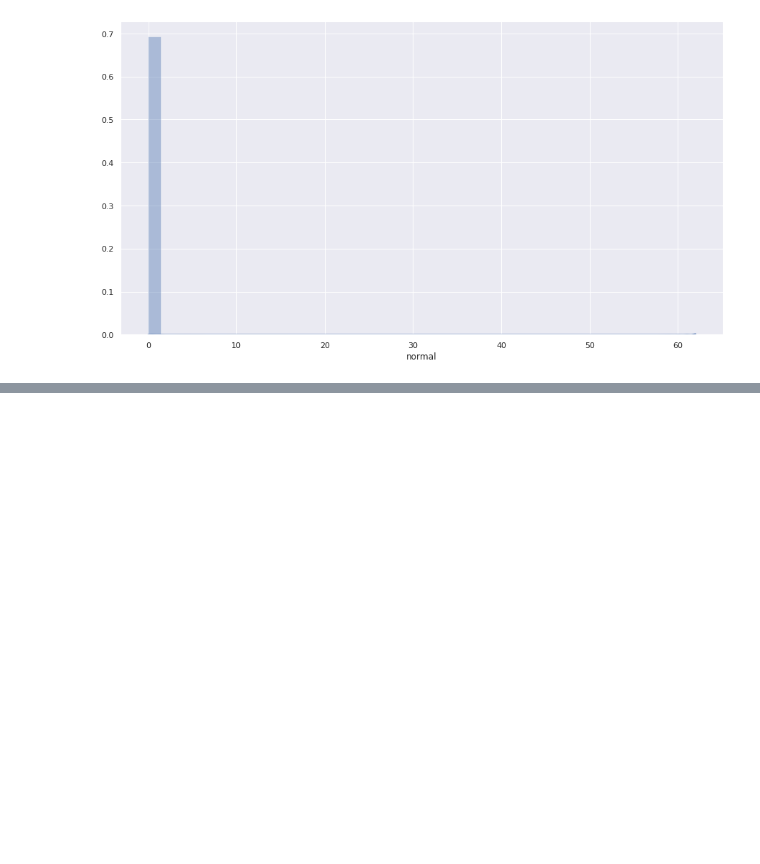
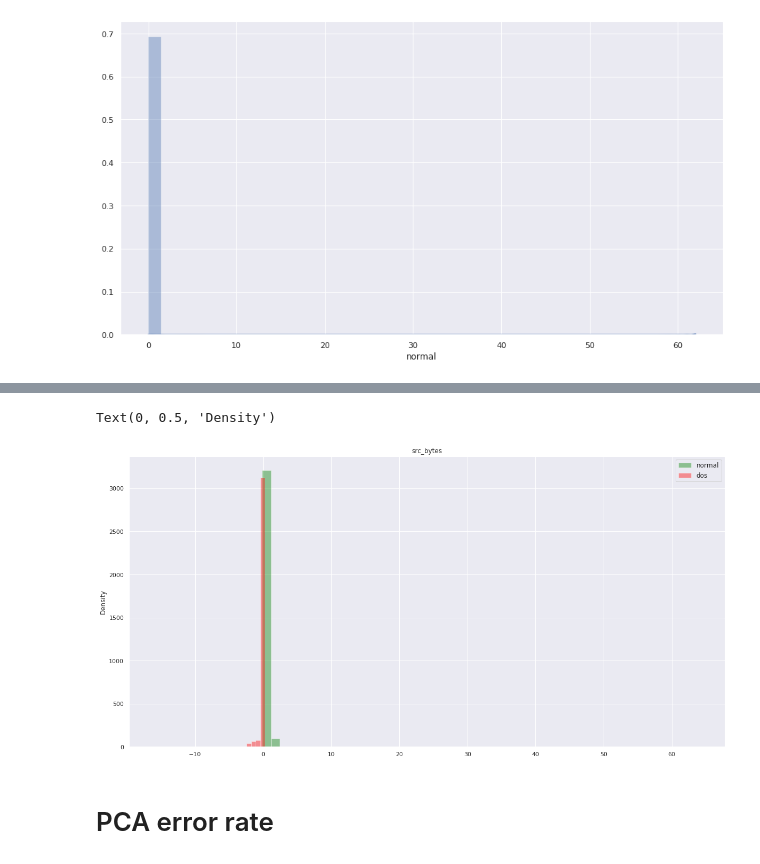
Before and after one commit to hasobi/skripsi, a Jupyter notebook: plot_final_v1_3.ipynb, the cells around one changed output, grey strips where cells are left out. Cells and saved outputs as stored; diff of their text form; code cells hidden in the pictures; blank space fills up the shorter version.

```diff
--- a/plot_final_v1_3.ipynb
+++ b/plot_final_v1_3.ipynb
@@ -2401,0 +2489,19 @@ ax = sns.distplot(x)
+# %%
+plt.figure(figsize=(20,10))
+
+df = finalDF
+sns.distplot(df['normal'], color='green', kde=False, label='normal')
+
+df = finalDF
+sns.distplot(finalDF['dos'], color='red', kde=False,label='dos')
+
+# Plot formatting
+plt.legend(prop={'size': 12})
+plt.title('src_bytes')
+plt.xlabel('')
+plt.ylabel('Density')
+# %% [output]
+Text(0, 0.5, 'Density')
+[figure, added]
+# %% [markdown]
+# PCA error rate
```
Also changed, not shown: parts of 9 cells of this notebook.
